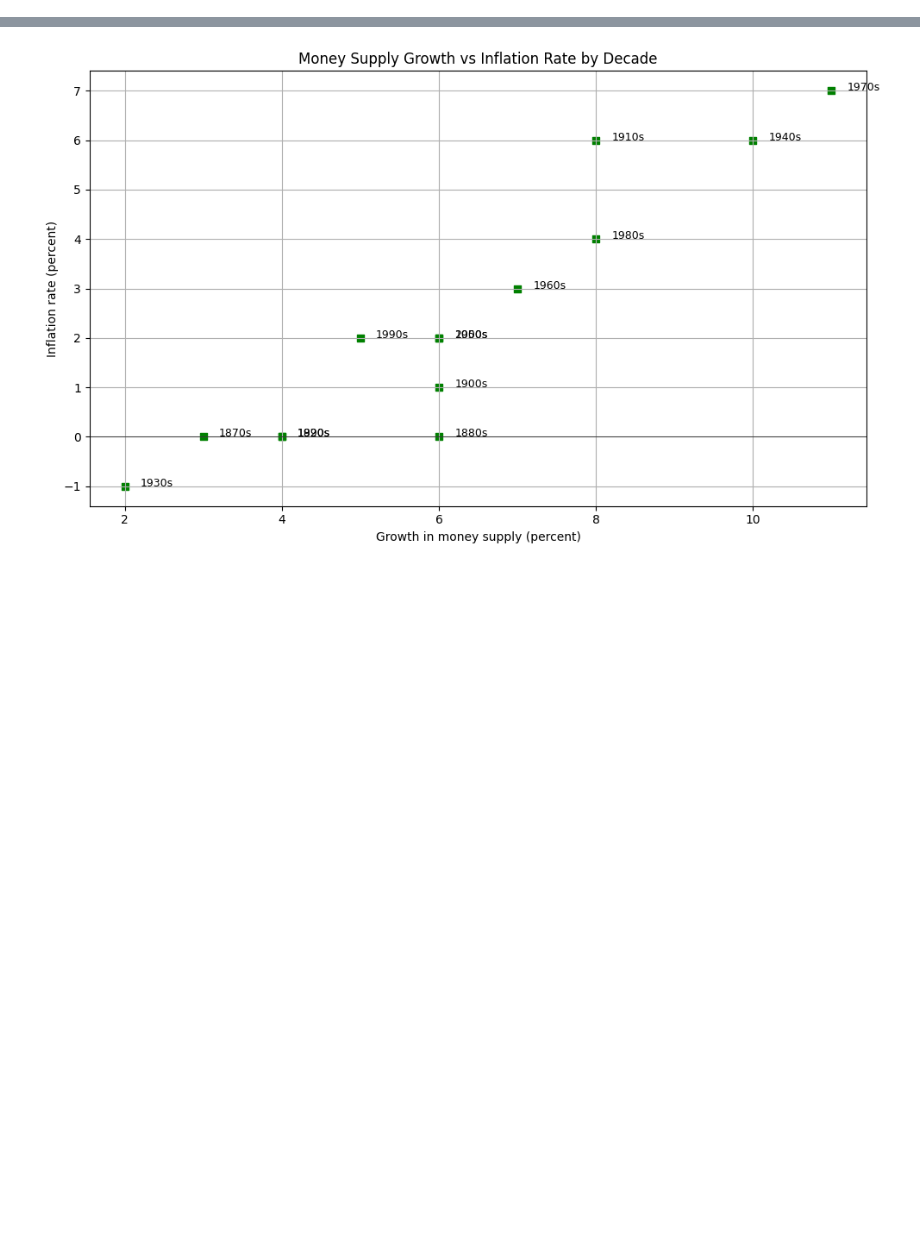
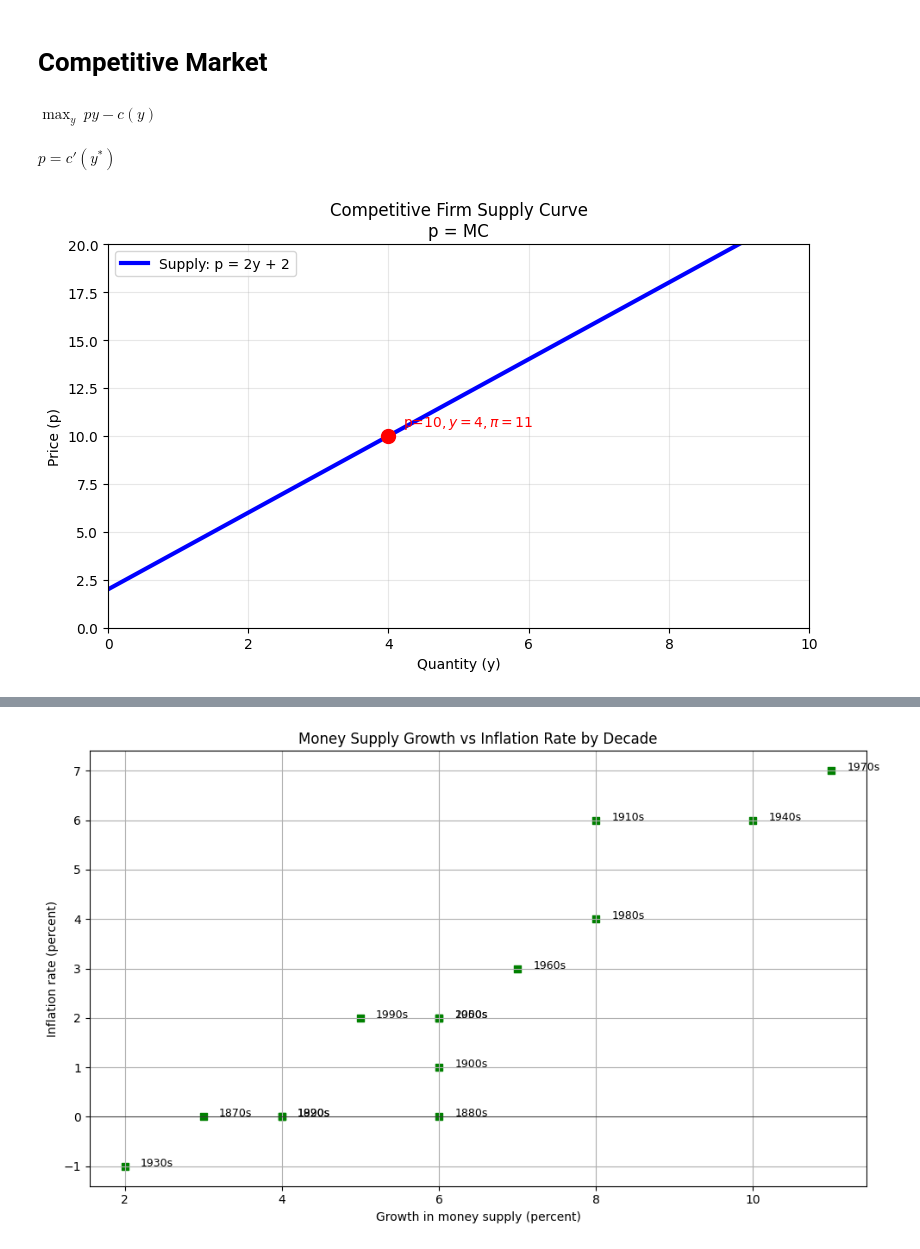
Before and after one commit to DINESHKUMARMURUGAN/econ690, a Jupyter notebook: Assignment-Part-1.ipynb, the cells around one changed output, grey strips where cells are left out. Drawn from its saved outputs; the diff is of its cells as text; code cells hidden in the pictures; blank space fills up the shorter version.

Commit message:
Updated will all the graphs"

```diff
--- a/Assignment-Part-1.ipynb
+++ b/Assignment-Part-1.ipynb
@@ -0,0 +3,33 @@
+# %% [markdown]
+# Competitive Market
+# %%
+Math(r"\max_y \ p y - c(y)")
+# %% [output]
+$\displaystyle \max_y \ p y - c(y)$
+# %%
+Math(r"p = c'(y^*)")
+# %% [output]
+$\displaystyle p = c'(y^*)$
+# %%
+import matplotlib.pyplot as plt
+import numpy as np
+
+p = np.linspace(0, 20, 100)
+y_supply = (p - 2) / 2  # From p = 2y + 2
+
+plt.figure(figsize=(8,5))
+plt.plot(y_supply, p, 'b-', linewidth=3, label='Supply: p = 2y + 2')
+plt.scatter(4, 10, color='red', s=100, zorder=5)
+plt.text(4.2, 10.5, 'p=$10, y=4, π=$11', color='red')
+
+plt.title('Competitive Firm Supply Curve\np = MC')
+plt.xlabel('Quantity (y)')
+plt.ylabel('Price (p)')
+plt.legend()
+plt.grid(True, alpha=0.3)
+plt.xlim(0, 10)
+plt.ylim(0, 20)
+plt.tight_layout()
+plt.show()
+# %% [output]
+[figure, added]
```
Also changed, not shown: parts of 33 cells of this notebook.
